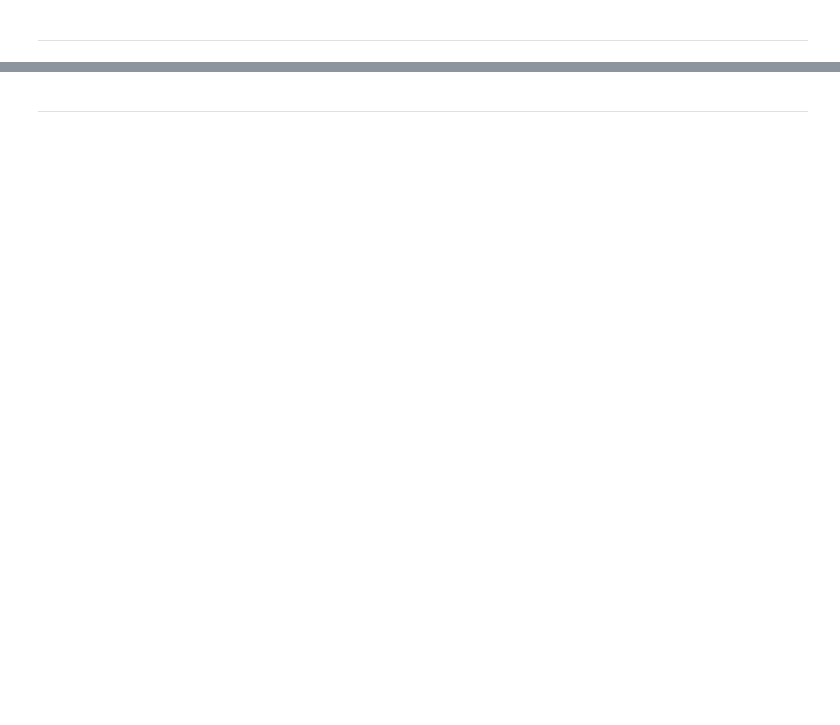
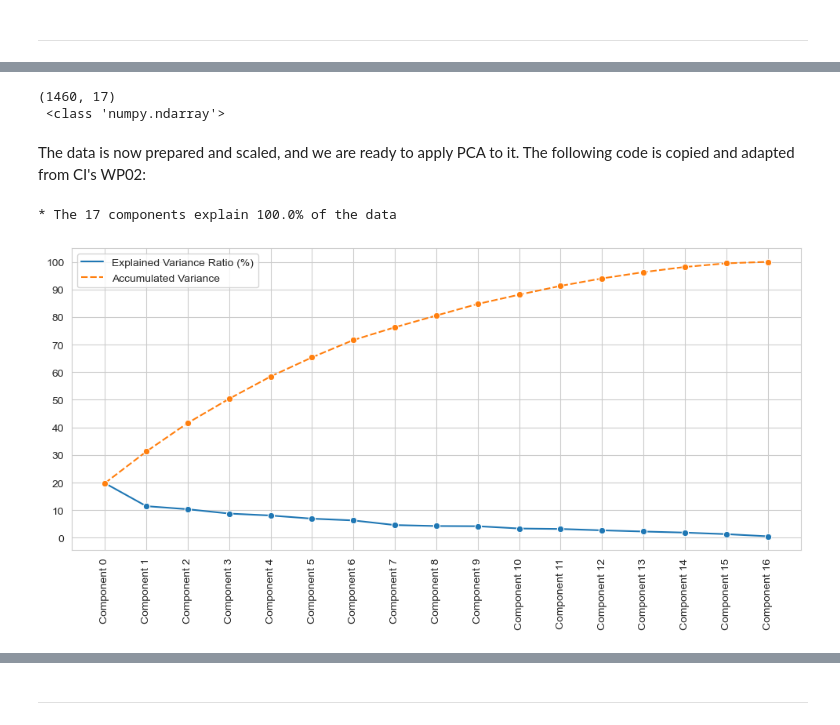
Before and after one commit to frankiesanjana/housing-price-predictor, a Jupyter notebook: jupyter_notebooks/05-modelling-evaluation.ipynb, the cells around one changed output, grey strips where cells are left out. Saved outputs shown, nothing was run; the diff lists cells and outputs as text; code cells hidden in the pictures; blank space fills up the shorter version.

```diff
--- a/jupyter_notebooks/05-modelling-evaluation.ipynb
+++ b/jupyter_notebooks/05-modelling-evaluation.ipynb
@@ -778,0 +819,44 @@ plt.show()
+# %%
+pipeline = PipelineOptimisation(model=LinearRegression())
+pipeline_pca = Pipeline(pipeline.steps[:11]) # the first 11 steps relate to data cleaning, feature engineering and feature scaling
+df_pca = pipeline_pca.fit_transform(df.drop(['SalePrice'], axis=1))
+
+print(df_pca.shape,'\n', type(df_pca))
+# %% [output]
+(1460, 17)
+ <class 'numpy.ndarray'>
+# %% [markdown]
+The data is now prepared and scaled, and we are ready to apply PCA to it. The following code is copied and adapted from CI's WP02:
+# %%
+n_components = 17
+
+def pca_components_analysis(df_pca, n_components):
+    pca = PCA(n_components=n_components).fit(df_pca)
+    x_PCA = pca.transform(df_pca)  # array with transformed PCA
+
+    ComponentsList = ["Component " + str(number)
+                      for number in range(n_components)]
+    dfExplVarRatio = pd.DataFrame(
+        data=np.round(100 * pca.explained_variance_ratio_, 3),
+        index=ComponentsList,
+        columns=['Explained Variance Ratio (%)'])
+
+    dfExplVarRatio['Accumulated Variance'] = dfExplVarRatio['Explained Variance Ratio (%)'].cumsum(
+    )
+
+    PercentageOfDataExplained = dfExplVarRatio['Explained Variance Ratio (%)'].sum(
+    )
+
+    print(
+        f"* The {n_components} components explain {round(PercentageOfDataExplained,2)}% of the data \n")
+    plt.figure(figsize=(12, 5))
+    sns.lineplot(data=dfExplVarRatio,  marker="o")
+    plt.xticks(rotation=90)
+    plt.yticks(np.arange(0, 110, 10))
+    plt.show()
+
+
+pca_components_analysis(df_pca=df_pca, n_components=n_components)
+# %% [output]
+* The 17 components explain 100.0% of the data
+[figure, added]
```
Also changed, not shown: parts of 62 cells of this notebook.
